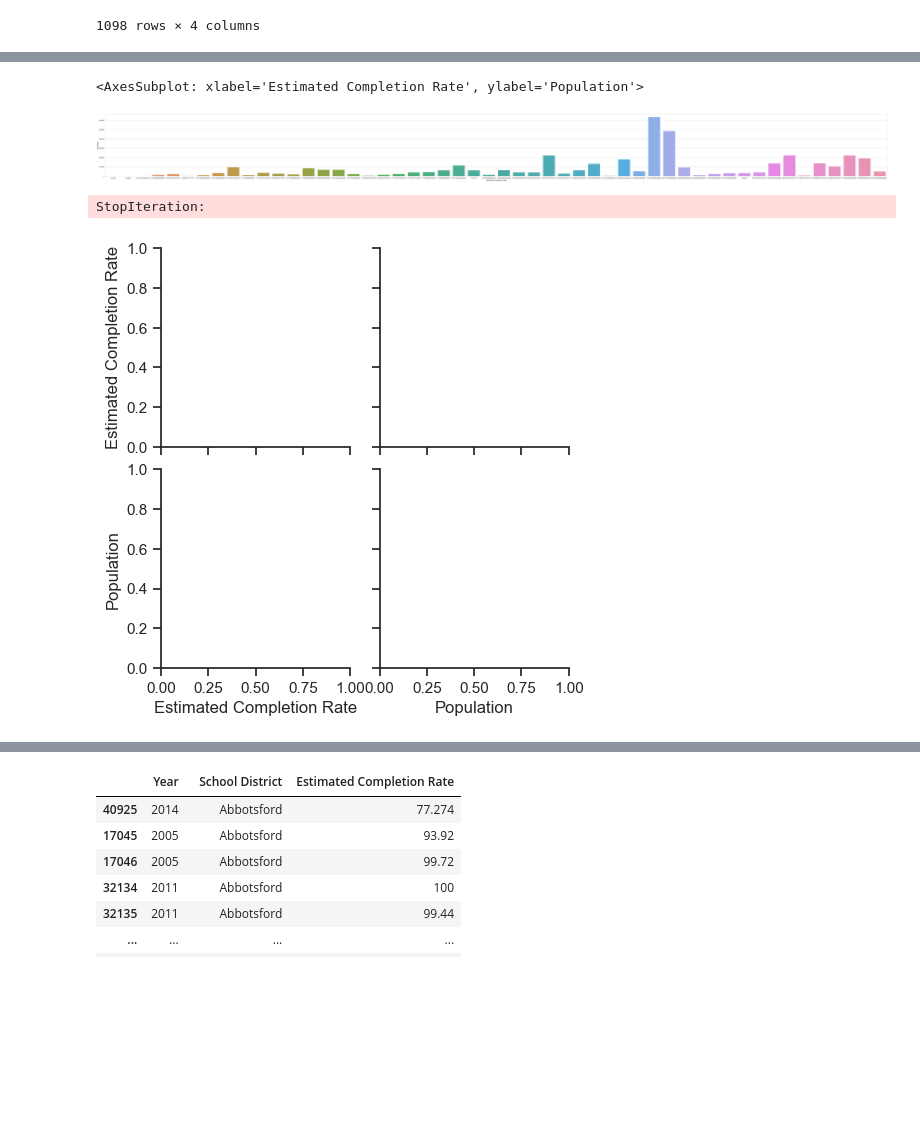
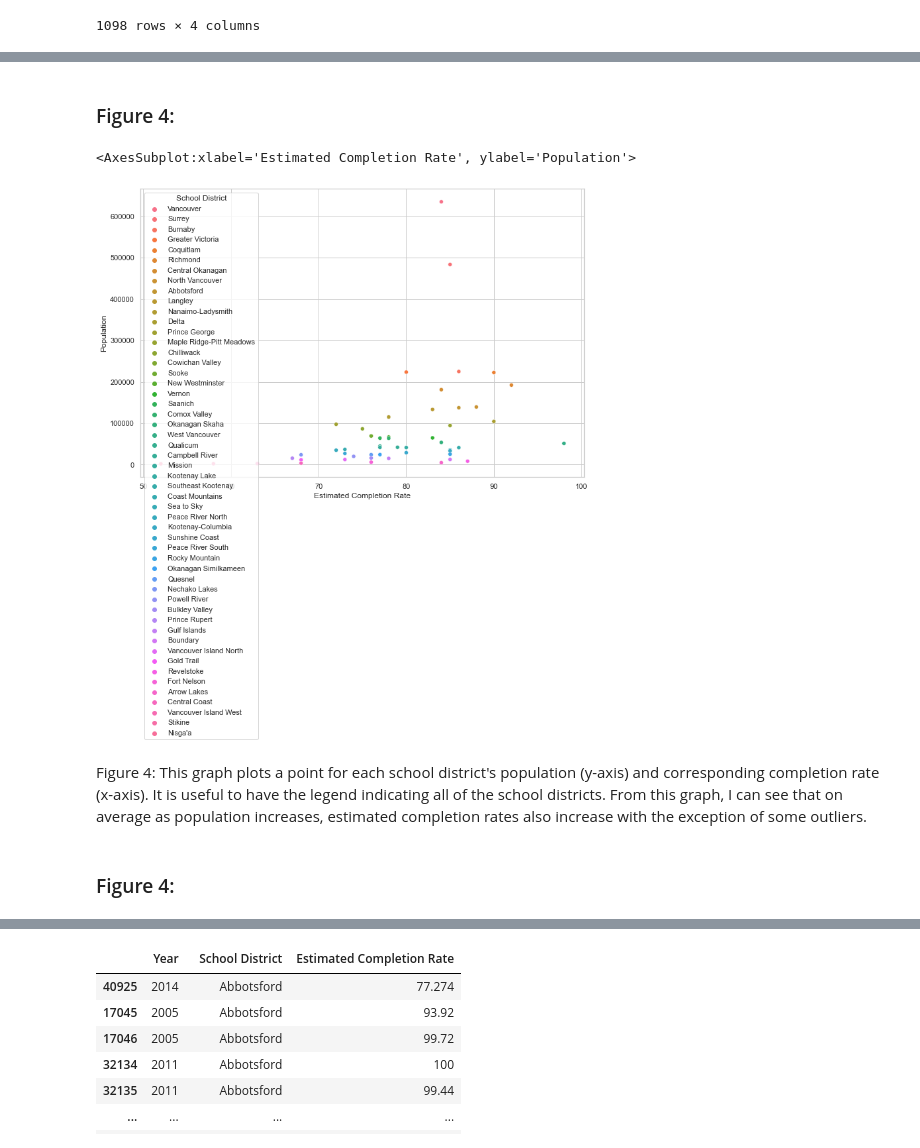
Before and after one commit to ubco-W2022T1-cosc301/project-group19, a Jupyter notebook: notebooks/analysis2.ipynb, the cells around one changed output, grey strips where cells are left out. Drawn from its saved outputs; the diff is of its cells as text; code cells hidden in the pictures; blank space fills up the shorter version.

```diff
--- a/notebooks/analysis2.ipynb
+++ b/notebooks/analysis2.ipynb
@@ -409,6 +420,8 @@ cleanData = mypopData
 cleanData = cleanData.groupby('School District').mean()
 cleanData = cleanData.sort_values(by=['Population'], ascending=False)
 cleanData = cleanData.drop("Year", axis = 1)
+cleanData["Population"] = cleanData["Population"].astype(int)
+cleanData["Estimated Completion Rate"] = cleanData["Estimated Completion Rate"].astype(int)
 cleanData
 # %% [output]
 |  | Estimated Completion Rate | Population |
@@ -464,14 +524,14 @@ sns.despine(left=True, bottom=True)
+# %% [markdown]
+### Figure 4:
 # %%
-plt.figure(figsize = (100,8))
+plt.figure(figsize = (12,8))
 sns.set_theme(style="whitegrid")
-sns.barplot(x = 'Estimated Completion Rate', y = 'Population', data = cleanData)
+sns.scatterplot(x = 'Estimated Completion Rate', y = 'Population', hue = 'School District', data = cleanData)
 # %% [output]
-<AxesSubplot: xlabel='Estimated Completion Rate', ylabel='Population'>
+<AxesSubplot:xlabel='Estimated Completion Rate', ylabel='Population'>
-[figure, old version]
+[figure, new version]
-# %%
-sns.set_theme(style="ticks")
-sns.pairplot(cleanData)
-# %% [output]
-StopIteration:
-[figure, removed]
+# %% [markdown]
+Figure 4: This graph plots a point for each school district's population (y-axis) and corresponding completion rate (x-axis). It is useful to have the legend indicating all of the school districts. From this graph, I can see that on average as population increases, estimated completion rates also increase with the exception of some outliers.
+# %% [markdown]
+### Figure 4:
 # %%
```
Also changed, not shown: parts of 58 cells of this notebook, 1 other file.
